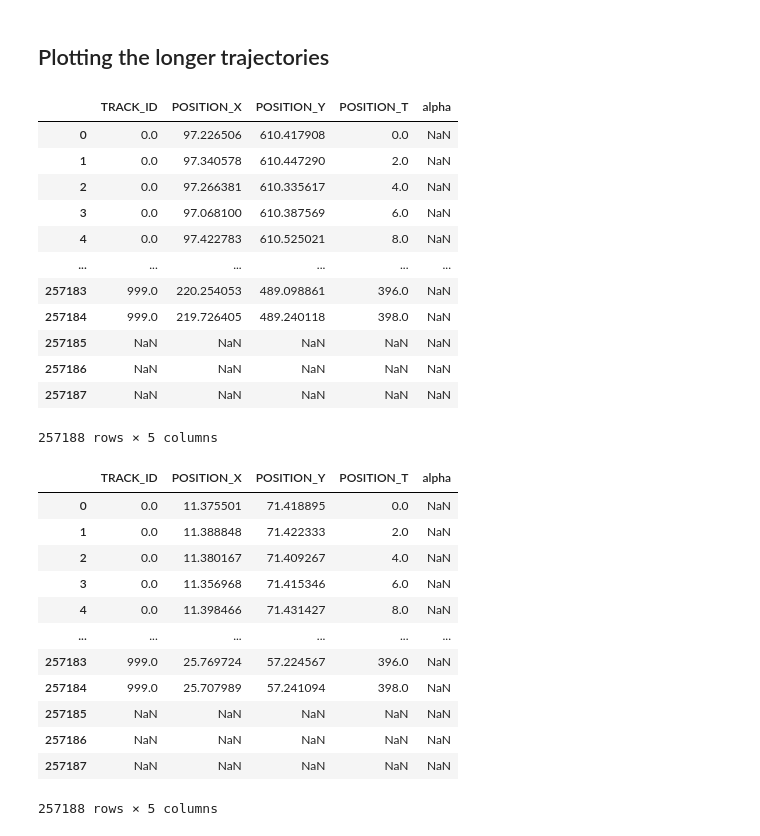
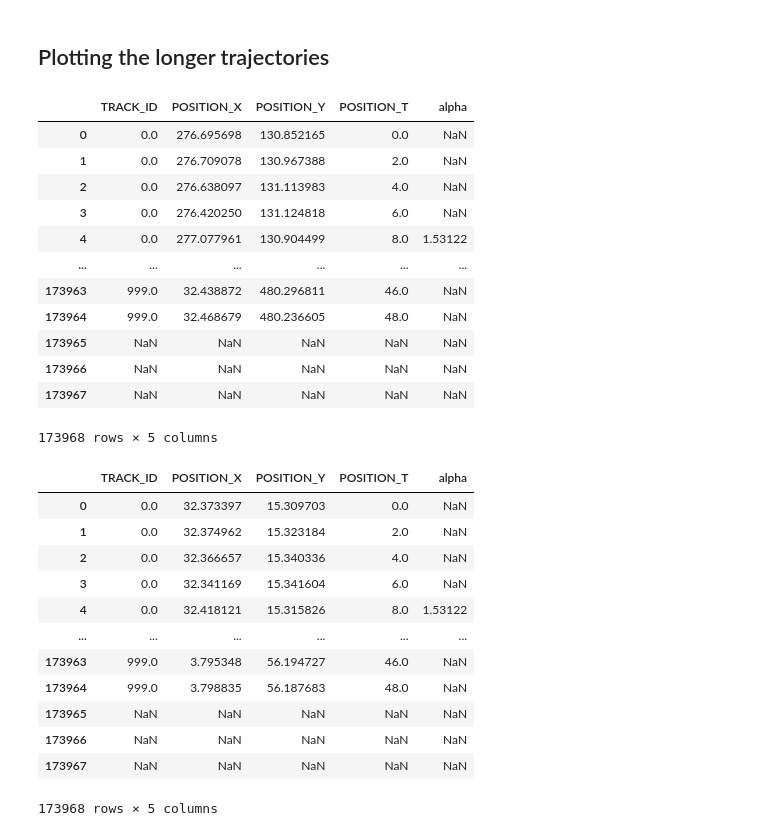
Before and after one commit to walterlab-um/Hyperosmotic_Confinement-Jump, a Jupyter notebook: plots/Plotting the jumping teajectories.ipynb, the cells around one changed output. Saved outputs shown, nothing was run; the diff lists cells and outputs as text; code cells hidden in the pictures.

```diff
--- a/plots/Plotting the jumping teajectories.ipynb
+++ b/plots/Plotting the jumping teajectories.ipynb
@@ -8,38 +8,38 @@ import random
 
 um_per_pixel = 0.117
 # %%
-df_combined = pd.read_csv(r'Z:\Bisal_Halder_turbo\PROCESSED_DATA\Trial_analysis\Noco\2x_alpha and D\20240116_UGD-2x-2s-replicate1-FOV_alpha_and_D_w10.csv')
+df_combined = pd.read_csv(r'Z:\Bisal_Halder_turbo\PROCESSED_DATA\Trial_analysis\Noco\2x_alpha and D\20240116_UGD-2x-2s-replicate1-FOV-1_alpha_and_D_w5.csv')
 df_combined[['TRACK_ID', 'POSITION_X', 'POSITION_Y', 'POSITION_T', 'alpha' ]]
 # %% [output]
 |  | TRACK_ID | POSITION_X | POSITION_Y | POSITION_T | alpha |
-| 0 | 0.0 | 97.226506 | 610.417908 | 0.0 | NaN |
-| 1 | 0.0 | 97.340578 | 610.447290 | 2.0 | NaN |
-| 2 | 0.0 | 97.266381 | 610.335617 | 4.0 | NaN |
-| 3 | 0.0 | 97.068100 | 610.387569 | 6.0 | NaN |
-| 4 | 0.0 | 97.422783 | 610.525021 | 8.0 | NaN |
+| 0 | 0.0 | 276.695698 | 130.852165 | 0.0 | NaN |
+| 1 | 0.0 | 276.709078 | 130.967388 | 2.0 | NaN |
+| 2 | 0.0 | 276.638097 | 131.113983 | 4.0 | NaN |
+| 3 | 0.0 | 276.420250 | 131.124818 | 6.0 | NaN |
+| 4 | 0.0 | 277.077961 | 130.904499 | 8.0 | 1.53122 |
 | ... | ... | ... | ... | ... | ... |
-| 257183 | 999.0 | 220.254053 | 489.098861 | 396.0 | NaN |
-| 257184 | 999.0 | 219.726405 | 489.240118 | 398.0 | NaN |
-| 257185 | NaN | NaN | NaN | NaN | NaN |
-| 257186 | NaN | NaN | NaN | NaN | NaN |
-| 257187 | NaN | NaN | NaN | NaN | NaN |
+| 173963 | 999.0 | 32.438872 | 480.296811 | 46.0 | NaN |
+| 173964 | 999.0 | 32.468679 | 480.236605 | 48.0 | NaN |
+| 173965 | NaN | NaN | NaN | NaN | NaN |
+| 173966 | NaN | NaN | NaN | NaN | NaN |
+| 173967 | NaN | NaN | NaN | NaN | NaN |
-257188 rows × 5 columns
+173968 rows × 5 columns
 # %%
 df_combined['POSITION_X'] = df_combined['POSITION_X'] * um_per_pixel
 df_combined['POSITION_Y'] = df_combined['POSITION_Y'] * um_per_pixel
 df_combined[['TRACK_ID', 'POSITION_X', 'POSITION_Y', 'POSITION_T', 'alpha' ]]
 # %% [output]
 |  | TRACK_ID | POSITION_X | POSITION_Y | POSITION_T | alpha |
-| 0 | 0.0 | 11.375501 | 71.418895 | 0.0 | NaN |
-| 1 | 0.0 | 11.388848 | 71.422333 | 2.0 | NaN |
-| 2 | 0.0 | 11.380167 | 71.409267 | 4.0 | NaN |
-| 3 | 0.0 | 11.356968 | 71.415346 | 6.0 | NaN |
-| 4 | 0.0 | 11.398466 | 71.431427 | 8.0 | NaN |
+| 0 | 0.0 | 32.373397 | 15.309703 | 0.0 | NaN |
+| 1 | 0.0 | 32.374962 | 15.323184 | 2.0 | NaN |
+| 2 | 0.0 | 32.366657 | 15.340336 | 4.0 | NaN |
+| 3 | 0.0 | 32.341169 | 15.341604 | 6.0 | NaN |
+| 4 | 0.0 | 32.418121 | 15.315826 | 8.0 | 1.53122 |
 | ... | ... | ... | ... | ... | ... |
-| 257183 | 999.0 | 25.769724 | 57.224567 | 396.0 | NaN |
-| 257184 | 999.0 | 25.707989 | 57.241094 | 398.0 | NaN |
-| 257185 | NaN | NaN | NaN | NaN | NaN |
-| 257186 | NaN | NaN | NaN | NaN | NaN |
-| 257187 | NaN | NaN | NaN | NaN | NaN |
+| 173963 | 999.0 | 3.795348 | 56.194727 | 46.0 | NaN |
+| 173964 | 999.0 | 3.798835 | 56.187683 | 48.0 | NaN |
+| 173965 | NaN | NaN | NaN | NaN | NaN |
+| 173966 | NaN | NaN | NaN | NaN | NaN |
+| 173967 | NaN | NaN | NaN | NaN | NaN |
-257188 rows × 5 columns
+173968 rows × 5 columns
 # %%
```
Also changed, not shown: parts of 1 cell of this notebook.
